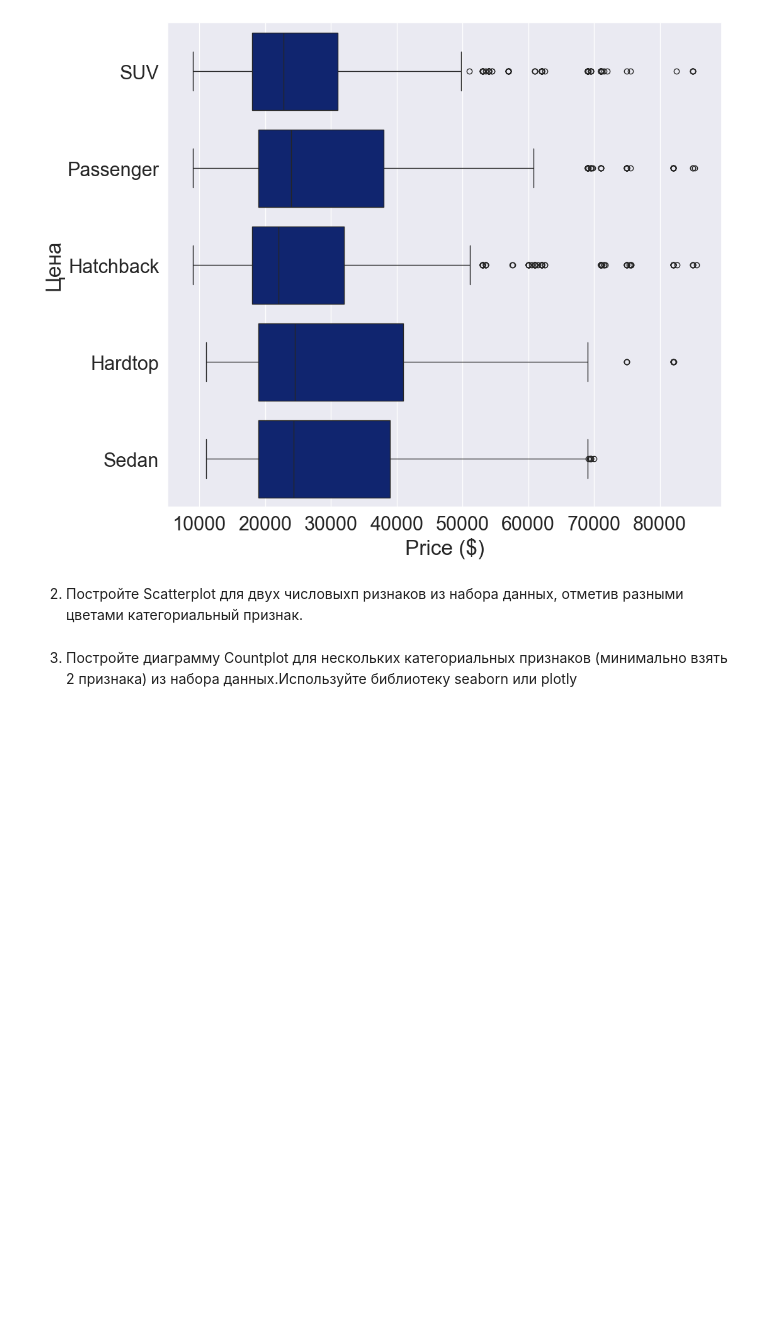
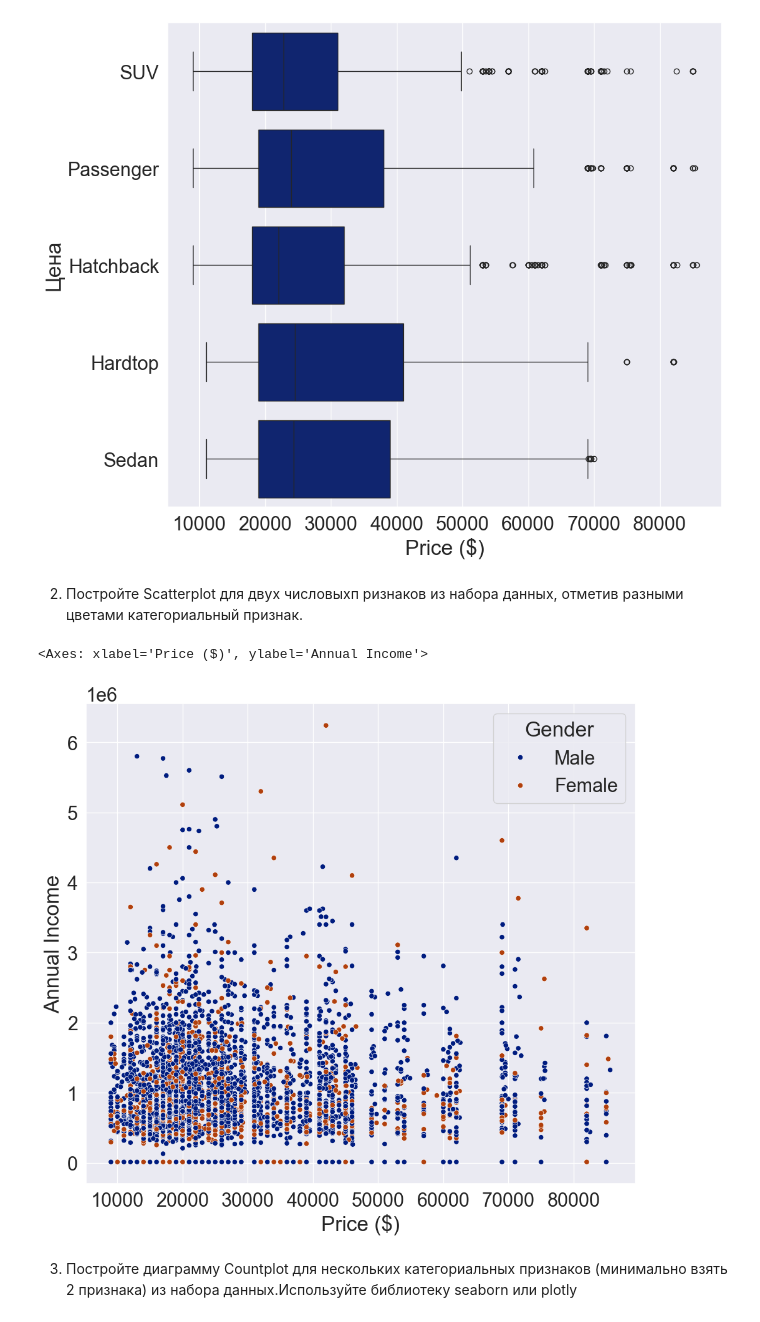
Before and after one commit to chebandenis/DZ_innopolis, a Jupyter notebook: visualisation.ipynb, the cells around one changed output. Drawn from its saved outputs; the diff is of its cells as text; code cells hidden in the pictures; blank space fills up the shorter version.

Commit message:
add scatterplot  in visualisation.ipynb

```diff
--- a/visualisation.ipynb
+++ b/visualisation.ipynb
@@ -84,5 +84,13 @@ Text(0, 0.5, 'Цена')
 [figure]
 # %% [markdown]
 2. Постройте Scatterplot для двух числовыхп ризнаков из набора данных, отметив разными цветами категориальный признак.
+# %%
+plt.figure(figsize=(25, 10))
+
+plt.subplot(121)
+sns.scatterplot(y='Annual Income', x='Price ($)', data=df, hue='Gender')
+# %% [output]
+<Axes: xlabel='Price ($)', ylabel='Annual Income'>
+[figure, added]
 # %% [markdown]
 3. Постройте диаграмму Countplot для нескольких категориальных признаков (минимально взять 2 признака) из набора данных.Используйте библиотеку seaborn или plotly
```
